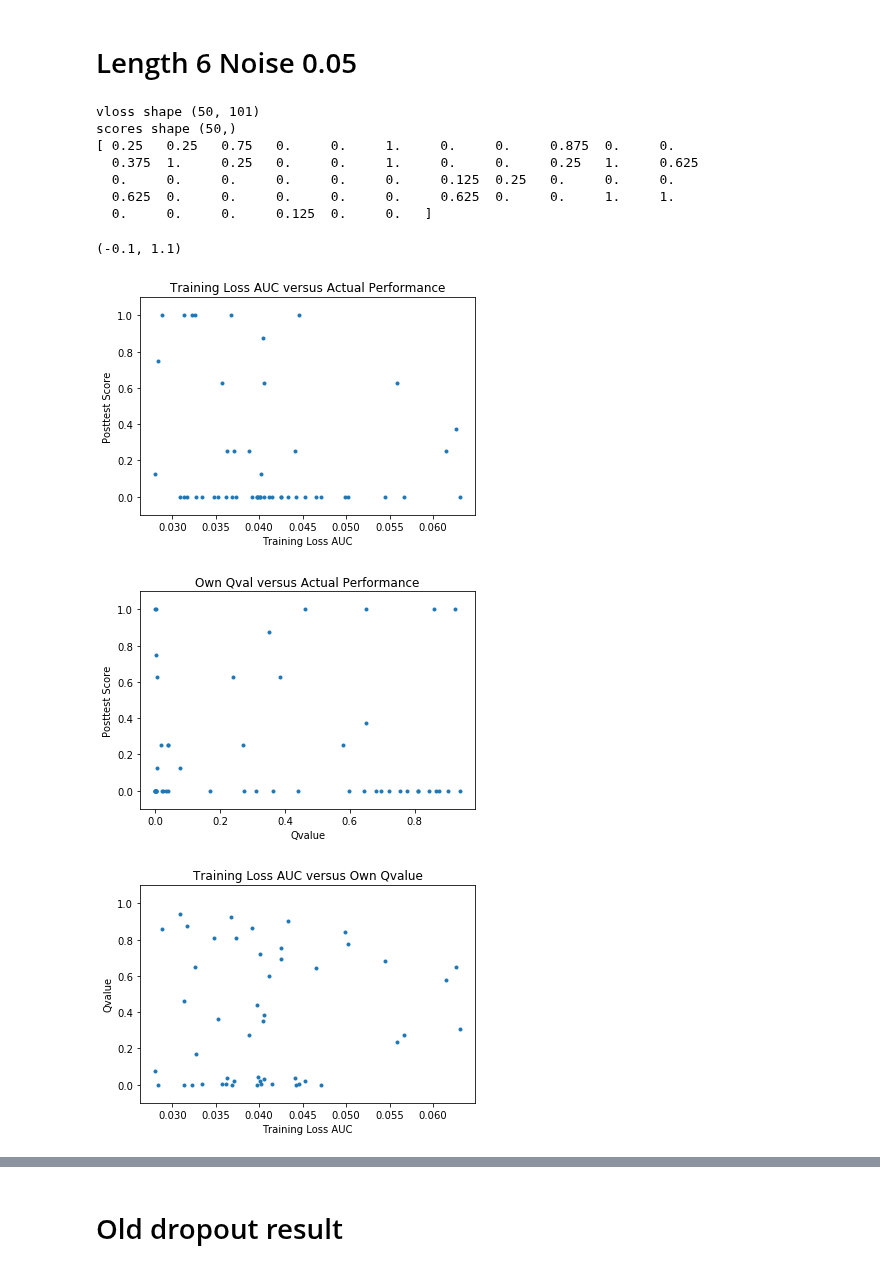
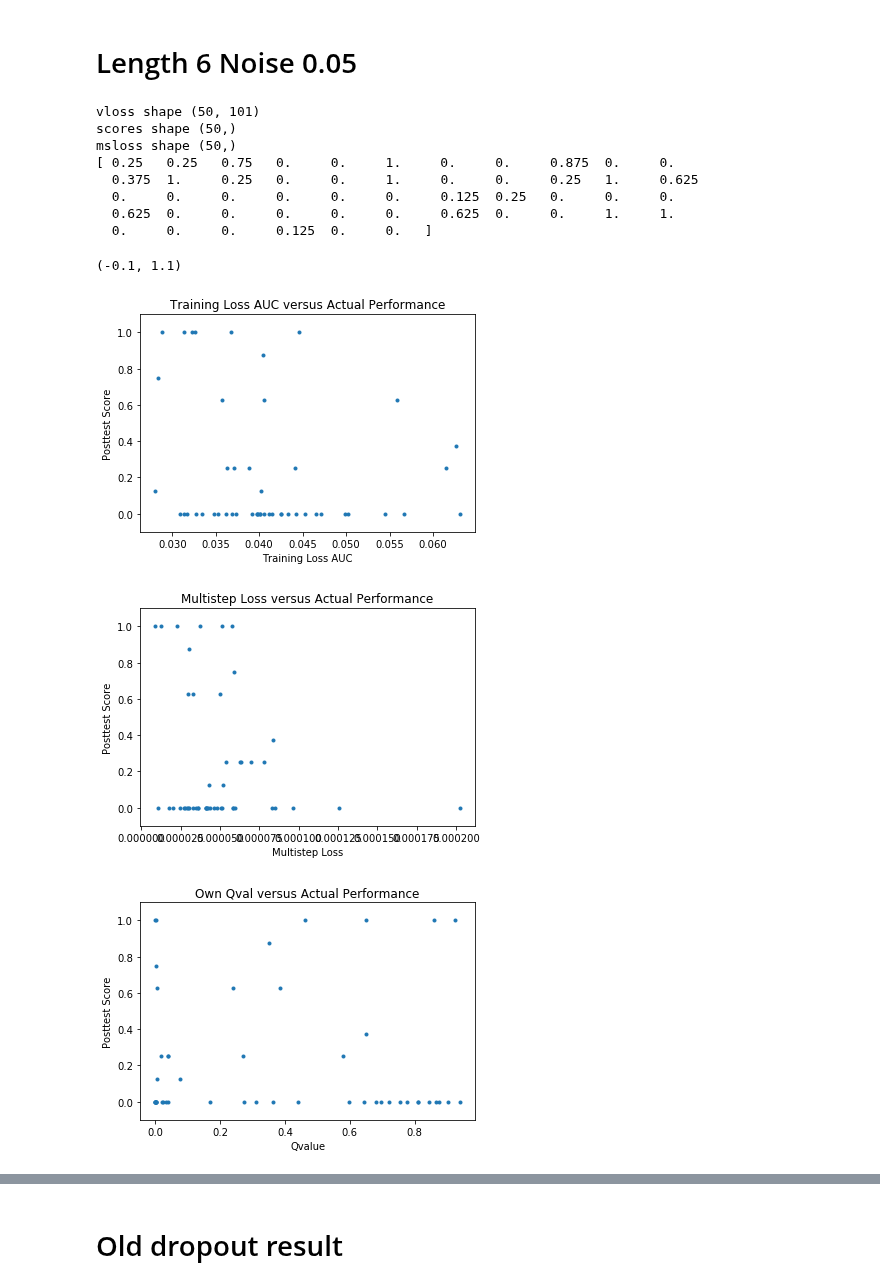
Before and after one commit to lisa-1010/smart-tutor, a Jupyter notebook: code/student2aw5.ipynb, the cells around one changed output, grey strips where cells are left out. Cells and saved outputs as stored; diff of their text form; code cells hidden in the pictures.

Commit message:
updated graphs for noisy experiments

```diff
--- a/code/student2aw5.ipynb
+++ b/code/student2aw5.ipynb
@@ -50,12 +50,9 @@ def graph_qval_score(qval, scores):
     ylabel('Posttest Score')
     plot(xs,ys,'.')
 
-def graph_msloss_score(vloss, scores, postfix=None):
+def graph_msloss_score(msloss, scores):
     figure()
-    if postfix is not None:
-        xs = np.sum(vloss[:,-postfix:],axis=1)
-    else:
-        xs = np.sum(vloss,axis=1)
+    xs = msloss
     ys = scores
     title('Multistep Loss versus Actual Performance')
     xlabel('Multistep Loss')
@@ -382,6 +391,7 @@ scores shape (50,)
 data11 = np.load('experiments/test2w5_modelgrusimple_mid-noise0.05-dropout10-shuffle1-data-test2a-w5-n100000-l6-random.pickle/stats-runlr0005B.npz')
 data21 = np.load('experiments/test2w5_modelgrusimple_mid-noise0.05-dropout10-shuffle1-data-test2a-w5-n100000-l6-random.pickle/mcts-rtype2-rollouts20000-trajectories8-real1-runlr0005B.npz')
 data31 = np.load('experiments/test2w5_modelgrusimple_mid-noise0.05-dropout10-shuffle1-data-test2a-w5-n100000-l6-random.pickle/mcts-rtype2-rollouts20000-trajectories8-real0-runlr0005B.npz')
+data41 = np.load('experiments/test2w5_modelgrusimple_mid-noise0.05-dropout10-shuffle1-data-test2a-w5-n100000-l6-random.pickle/msloss-runlr0005B.npz')
 
 vloss = np.vstack((data11['vloss'],))
 vloss_auc = np.sum(vloss,axis=1)
@@ -390,6 +400,8 @@ vloss_last = np.mean(vloss[:,-2:],axis=1)
 tloss = np.vstack((data11['tloss'],))
 tloss_auc = np.sum(tloss,axis=1)
 tloss_last = np.mean(tloss[:,-2:],axis=1)
+
+msloss = data41['msloss'][:,0,0]
 
 scores = np.vstack((data21['scores'],))[:,0]
 realqvals = np.vstack((data21['qvals'],))[:,0]
@@ -401,35 +413,43 @@ ranked_by_score = ixs2ranks(sorted_by_score)
 
 sorted_by_vloss = np.argsort(vloss_auc)
 ranked_by_vloss = ixs2ranks(sorted_by_vloss)
 
+sorted_by_msloss = np.argsort(msloss)
+ranked_by_msloss = ixs2ranks(sorted_by_msloss)
+
 sorted_by_qval = np.flipud(np.argsort(selfqvals))
 ranked_by_qval = ixs2ranks(sorted_by_qval)
 
 six.print_('vloss shape {}'.format(vloss.shape))
 six.print_('scores shape {}'.format(scores.shape))
+six.print_('msloss shape {}'.format(msloss.shape))
 six.print_(scores)
 
 num_models = scores.shape[0]
 
 graph_trainauc_score(vloss, scores, postfix=None)
 #xlim(0,0.001)
 ylim(-0.1,1.1)
 # 6/50 good
 
+graph_msloss_score(msloss, scores)
+ylim(-0.1,1.1)
+
 graph_qval_score(selfqvals, scores)
-#xlim(0.9,1.0)
 ylim(-0.1,1.1)
-graph_trainauc_qval(vloss,selfqvals)
-ylim(-0.1,1.1)
+
+#graph_trainauc_qval(vloss,selfqvals)
+#ylim(-0.1,1.1)
 # %% [output]
 vloss shape (50, 101)
 scores shape (50,)
+msloss shape (50,)
 [ 0.25   0.25   0.75   0.     0.     1.     0.     0.     0.875  0.     0.
   0.375  1.     0.25   0.     0.     1.     0.     0.     0.25   1.     0.625
   0.     0.     0.     0.     0.     0.     0.125  0.25   0.     0.     0.
   0.625  0.     0.     0.     0.     0.     0.625  0.     0.     1.     1.
   0.     0.     0.     0.125  0.     0.   ]
 (-0.1, 1.1)
 [figure]
-[figure, old version]
+[figure, new version]
-[figure, old version]
+[figure, new version]
```
Also changed, not shown: parts of 3 cells of this notebook.
